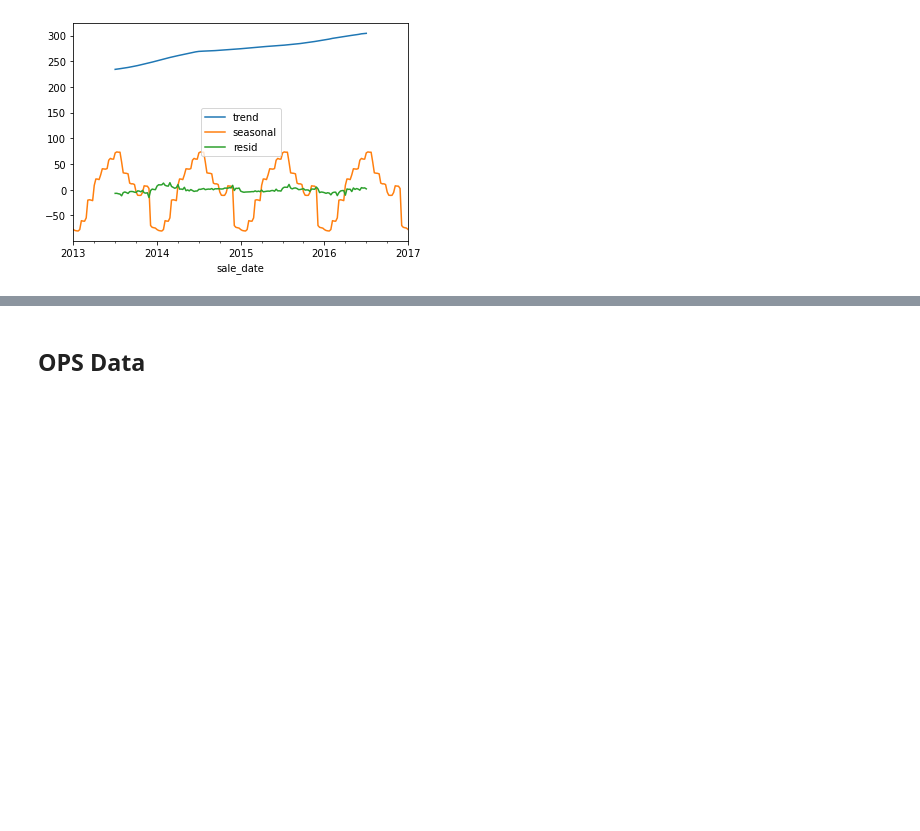
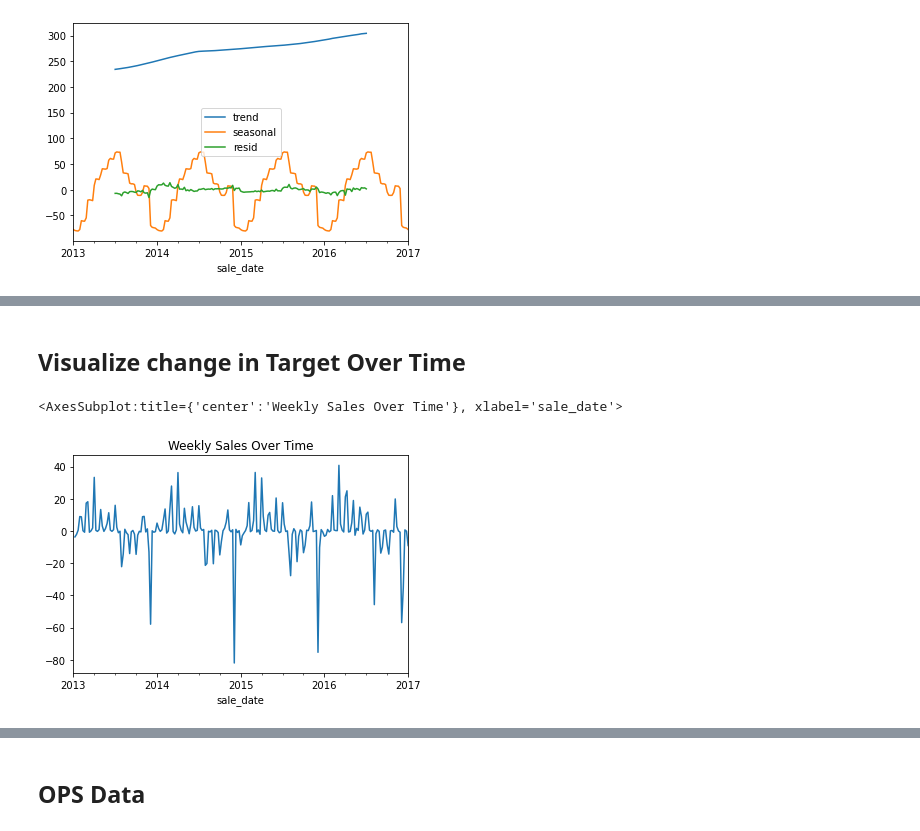
Before and after one commit to paigerackley/time-series-exercises, a Jupyter notebook: explore.ipynb, the cells around one changed output, grey strips where cells are left out. Saved outputs shown, nothing was run; the diff lists cells and outputs as text; code cells hidden in the pictures; blank space fills up the shorter version.

```diff
--- a/explore.ipynb
+++ b/explore.ipynb
@@ -262,0 +285,8 @@ decomposition.iloc[:, 1:].plot()
+# %% [markdown]
+## Visualize change in Target Over Time
+# %%
+#week to week changes
+y.resample('W').mean().diff().plot(title='Weekly Sales Over Time')
+# %% [output]
+<AxesSubplot:title={'center':'Weekly Sales Over Time'}, xlabel='sale_date'>
+[figure, added]
```
Also changed, not shown: parts of 41 cells of this notebook.
